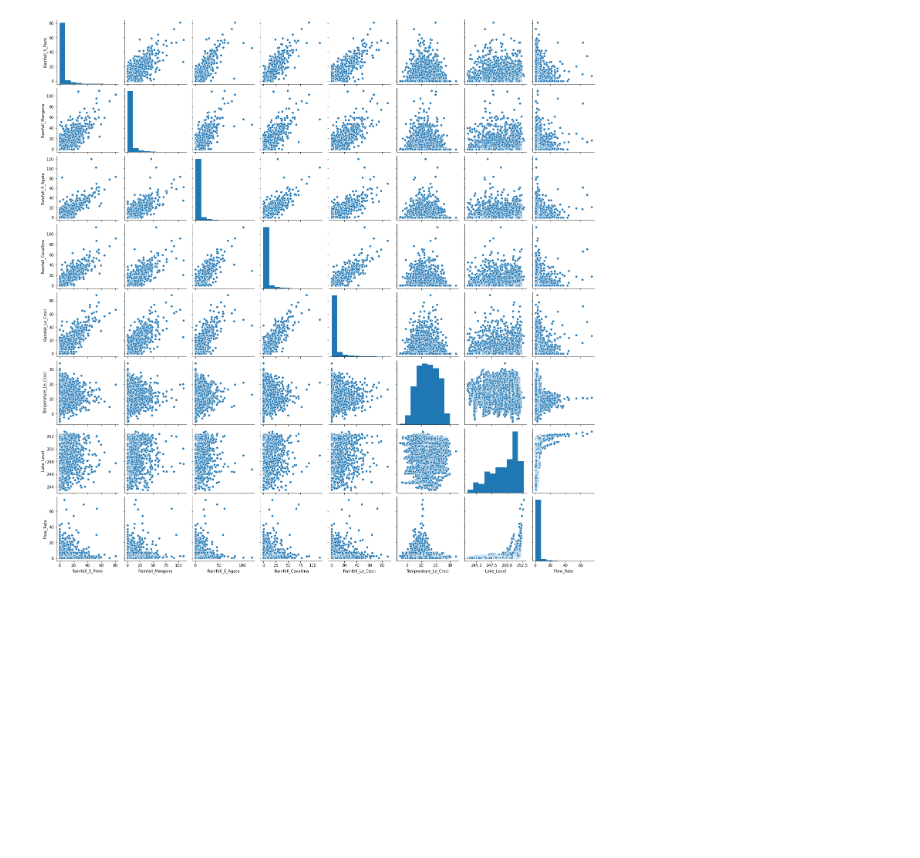
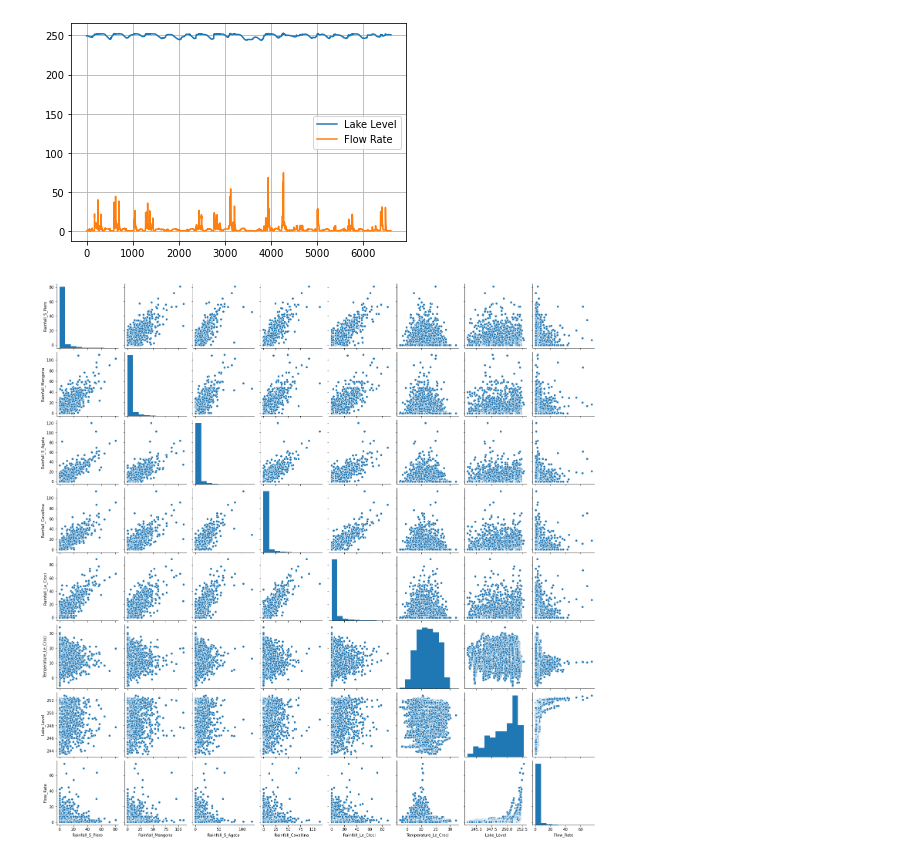
Before and after one commit to mike-ze/machine_learning_codes, a Jupyter notebook: Waterbody Feature Prediction/Acea Water Analytics.ipynb, the cells around one changed output. Cells and saved outputs as stored; diff of their text form; code cells hidden in the pictures; blank space fills up the shorter version.

```diff
--- a/Waterbody Feature Prediction/Acea Water Analytics.ipynb
+++ b/Waterbody Feature Prediction/Acea Water Analytics.ipynb
@@ -49,0 +13,4 @@ None
+# %%
+data_lb =  pd.read_csv("Lake_Bilancino.csv")
+print(data_lb.info())
+display(data_lb.head())
@@ -50 +41,9 @@ None
+# %%
+plt.plot(data_lb["Lake_Level"])
+plt.plot(data_lb["Flow_Rate"])
+plt.legend(["Lake Level", "Flow Rate"])
+plt.grid()
+plt.show()
+# %% [output]
+[figure, added]
 # %%
```
Also changed, not shown: parts of 12 cells of this notebook.
